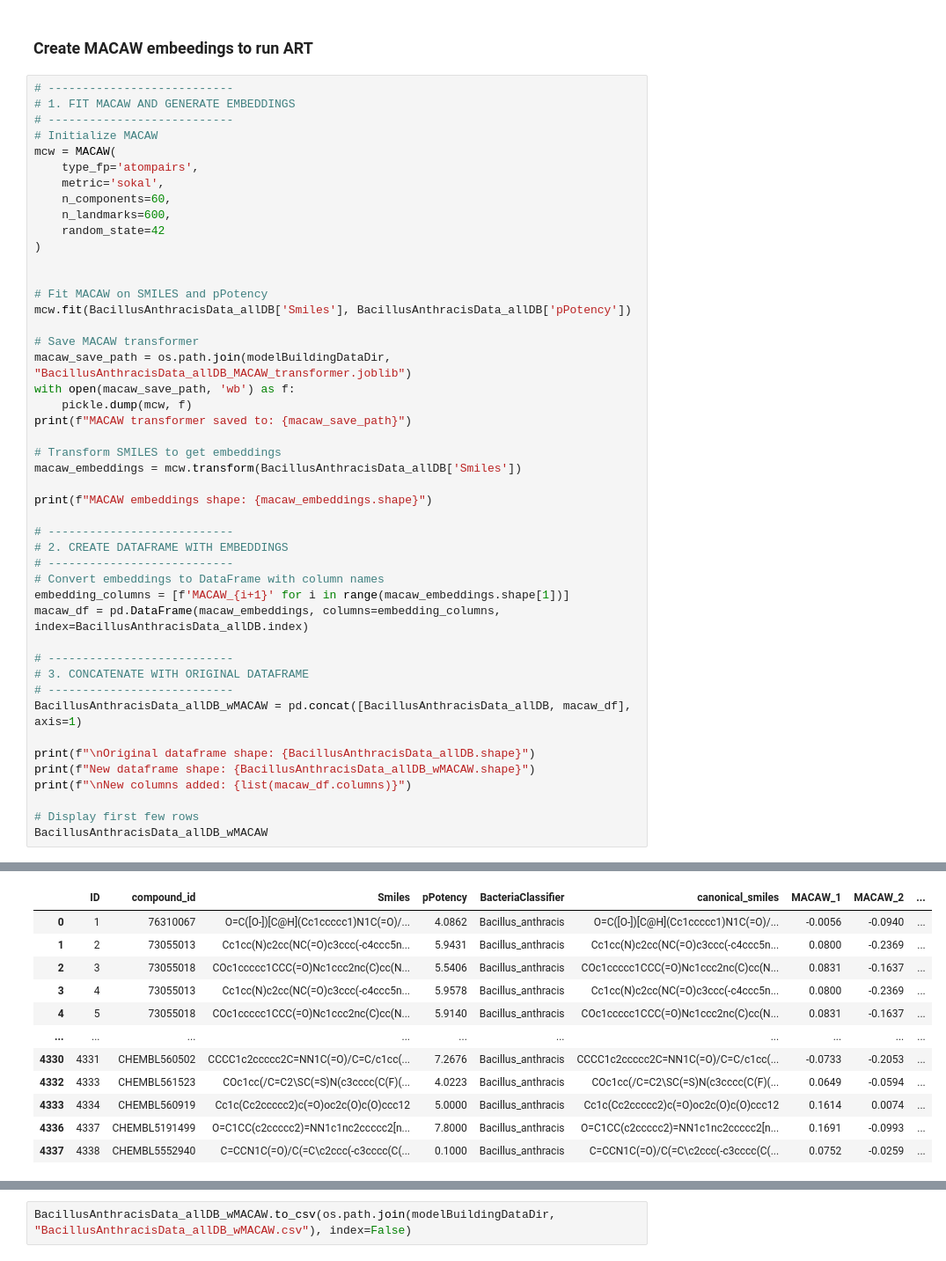
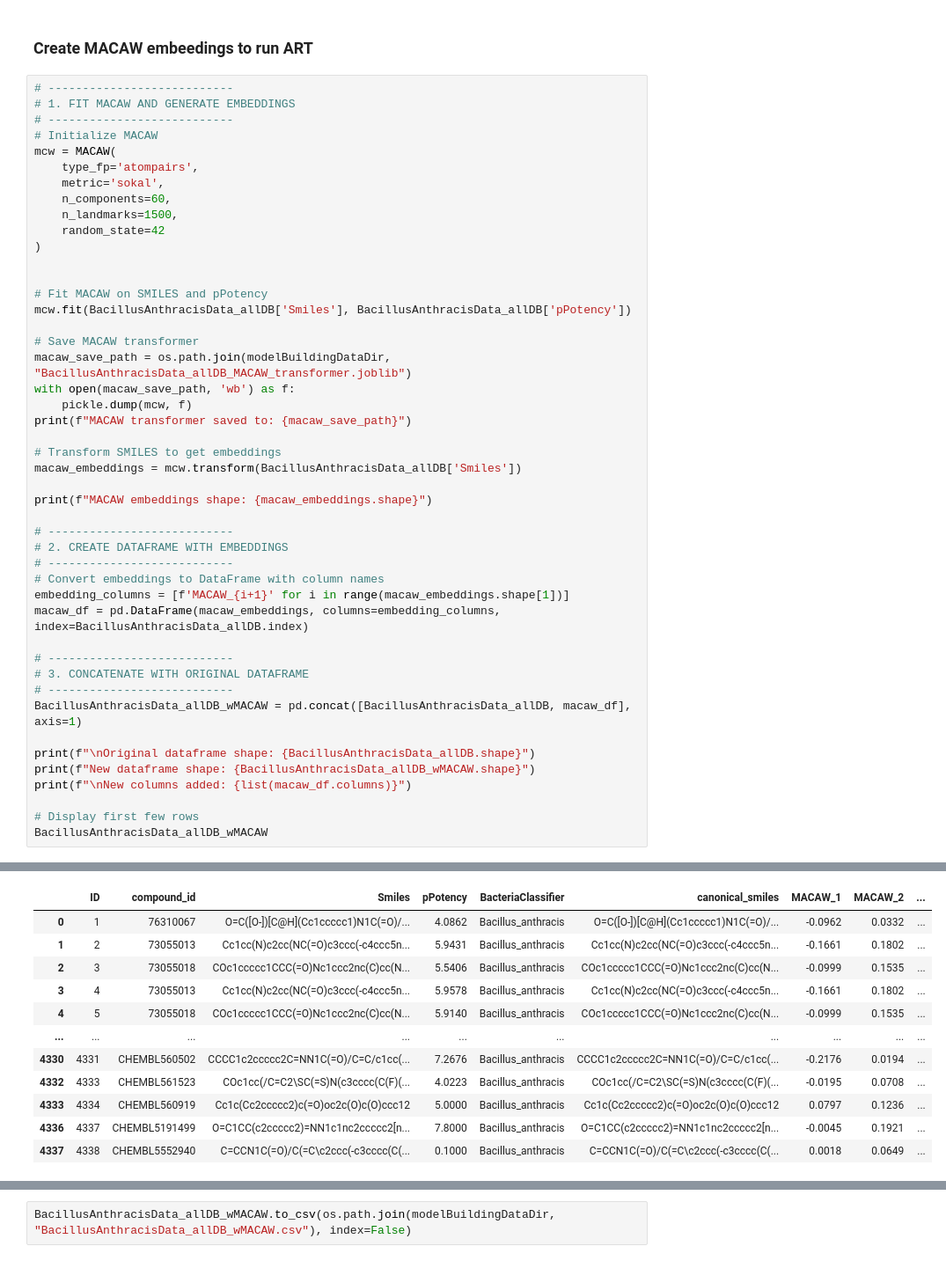
Before and after one commit to soumyadeepghosh35/DTRA_DrugDesign, a Jupyter notebook: DTRA_project_notebooks/Step3_MACAW_bacteria-BacillusAnthracis.ipynb, the cells around one changed output, grey strips where cells are left out. Shown at 88% size. Drawn from its saved outputs; the diff is of its cells as text.

```diff
--- a/DTRA_project_notebooks/Step3_MACAW_bacteria-BacillusAnthracis.ipynb
+++ b/DTRA_project_notebooks/Step3_MACAW_bacteria-BacillusAnthracis.ipynb
@@ -2775,7 +2775,7 @@ mcw = MACAW(
     type_fp='atompairs',
     metric='sokal',
     n_components=60,
-    n_landmarks=600,
+    n_landmarks=1500,
     random_state=42
 )
 
@@ -2794,44 +2794,44 @@ macaw_embeddings = mcw.transform(BacillusAnthracisData_allDB['Smiles'])
 
 print(f"MACAW embeddings shape: {macaw_embeddings.shape}")
 
 # ---------------------------
 # 2. CREATE DATAFRAME WITH EMBEDDINGS
 # ---------------------------
 # Convert embeddings to DataFrame with column names
 embedding_columns = [f'MACAW_{i+1}' for i in range(macaw_embeddings.shape[1])]
 macaw_df = pd.DataFrame(macaw_embeddings, columns=embedding_columns, index=BacillusAnthracisData_allDB.index)
 
 # ---------------------------
 # 3. CONCATENATE WITH ORIGINAL DATAFRAME
 # ---------------------------
 BacillusAnthracisData_allDB_wMACAW = pd.concat([BacillusAnthracisData_allDB, macaw_df], axis=1)
 
 print(f"\nOriginal dataframe shape: {BacillusAnthracisData_allDB.shape}")
 print(f"New dataframe shape: {BacillusAnthracisData_allDB_wMACAW.shape}")
 print(f"\nNew columns added: {list(macaw_df.columns)}")
 
 # Display first few rows
 BacillusAnthracisData_allDB_wMACAW
 # %% [output]
 MACAW transformer saved to: /mnt/data.ese/nfs/users/sghosh6/DTRA_project/MACAW/DrugDesignData/modelBuildingData/BacillusAnthracisData_allDB_MACAW_transformer.joblib
 MACAW embeddings shape: (4081, 60)
 
 Original dataframe shape: (4081, 6)
 New dataframe shape: (4081, 66)
 
 New columns added: ['MACAW_1', 'MACAW_2', 'MACAW_3', 'MACAW_4', 'MACAW_5', 'MACAW_6', 'MACAW_7', 'MACAW_8', 'MACAW_9', 'MACAW_10', 'MACAW_11', 'MACAW_12', 'MACAW_13', 'MACAW_14', 'MACAW_15', 'MACAW_16 ...
 |  | ID | compound_id | Smiles | pPotency | BacteriaClassifier | canonical_smiles | MACAW_1 | MACAW_2 | ... |
-| 0 | 1 | 76310067 | O=C([O-])[C@H](Cc1ccccc1)N1C(=O)/... | 4.0862 | Bacillus_anthracis | O=C([O-])[C@H](Cc1ccccc1)N1C(=O)/... | -0.0056 | -0.0940 | ... |
-| 1 | 2 | 73055013 | Cc1cc(N)c2cc(NC(=O)c3ccc(-c4ccc5n... | 5.9431 | Bacillus_anthracis | Cc1cc(N)c2cc(NC(=O)c3ccc(-c4ccc5n... | 0.0800 | -0.2369 | ... |
-| 2 | 3 | 73055018 | COc1ccccc1CCC(=O)Nc1ccc2nc(C)cc(N... | 5.5406 | Bacillus_anthracis | COc1ccccc1CCC(=O)Nc1ccc2nc(C)cc(N... | 0.0831 | -0.1637 | ... |
-| 3 | 4 | 73055013 | Cc1cc(N)c2cc(NC(=O)c3ccc(-c4ccc5n... | 5.9578 | Bacillus_anthracis | Cc1cc(N)c2cc(NC(=O)c3ccc(-c4ccc5n... | 0.0800 | -0.2369 | ... |
-| 4 | 5 | 73055018 | COc1ccccc1CCC(=O)Nc1ccc2nc(C)cc(N... | 5.9140 | Bacillus_anthracis | COc1ccccc1CCC(=O)Nc1ccc2nc(C)cc(N... | 0.0831 | -0.1637 | ... |
+| 0 | 1 | 76310067 | O=C([O-])[C@H](Cc1ccccc1)N1C(=O)/... | 4.0862 | Bacillus_anthracis | O=C([O-])[C@H](Cc1ccccc1)N1C(=O)/... | -0.0962 | 0.0332 | ... |
+| 1 | 2 | 73055013 | Cc1cc(N)c2cc(NC(=O)c3ccc(-c4ccc5n... | 5.9431 | Bacillus_anthracis | Cc1cc(N)c2cc(NC(=O)c3ccc(-c4ccc5n... | -0.1661 | 0.1802 | ... |
+| 2 | 3 | 73055018 | COc1ccccc1CCC(=O)Nc1ccc2nc(C)cc(N... | 5.5406 | Bacillus_anthracis | COc1ccccc1CCC(=O)Nc1ccc2nc(C)cc(N... | -0.0999 | 0.1535 | ... |
+| 3 | 4 | 73055013 | Cc1cc(N)c2cc(NC(=O)c3ccc(-c4ccc5n... | 5.9578 | Bacillus_anthracis | Cc1cc(N)c2cc(NC(=O)c3ccc(-c4ccc5n... | -0.1661 | 0.1802 | ... |
+| 4 | 5 | 73055018 | COc1ccccc1CCC(=O)Nc1ccc2nc(C)cc(N... | 5.9140 | Bacillus_anthracis | COc1ccccc1CCC(=O)Nc1ccc2nc(C)cc(N... | -0.0999 | 0.1535 | ... |
 | ... | ... | ... | ... | ... | ... | ... | ... | ... | ... |
-| 4330 | 4331 | CHEMBL560502 | CCCC1c2ccccc2C=NN1C(=O)/C=C/c1cc(... | 7.2676 | Bacillus_anthracis | CCCC1c2ccccc2C=NN1C(=O)/C=C/c1cc(... | -0.0733 | -0.2053 | ... |
-| 4332 | 4333 | CHEMBL561523 | COc1cc(/C=C2\SC(=S)N(c3cccc(C(F)(... | 4.0223 | Bacillus_anthracis | COc1cc(/C=C2\SC(=S)N(c3cccc(C(F)(... | 0.0649 | -0.0594 | ... |
-| 4333 | 4334 | CHEMBL560919 | Cc1c(Cc2ccccc2)c(=O)oc2c(O)c(O)ccc12 | 5.0000 | Bacillus_anthracis | Cc1c(Cc2ccccc2)c(=O)oc2c(O)c(O)ccc12 | 0.1614 | 0.0074 | ... |
-| 4336 | 4337 | CHEMBL5191499 | O=C1CC(c2ccccc2)=NN1c1nc2ccccc2[n... | 7.8000 | Bacillus_anthracis | O=C1CC(c2ccccc2)=NN1c1nc2ccccc2[n... | 0.1691 | -0.0993 | ... |
-| 4337 | 4338 | CHEMBL5552940 | C=CCN1C(=O)/C(=C\c2ccc(-c3cccc(C(... | 0.1000 | Bacillus_anthracis | C=CCN1C(=O)/C(=C\c2ccc(-c3cccc(C(... | 0.0752 | -0.0259 | ... |
+| 4330 | 4331 | CHEMBL560502 | CCCC1c2ccccc2C=NN1C(=O)/C=C/c1cc(... | 7.2676 | Bacillus_anthracis | CCCC1c2ccccc2C=NN1C(=O)/C=C/c1cc(... | -0.2176 | 0.0194 | ... |
+| 4332 | 4333 | CHEMBL561523 | COc1cc(/C=C2\SC(=S)N(c3cccc(C(F)(... | 4.0223 | Bacillus_anthracis | COc1cc(/C=C2\SC(=S)N(c3cccc(C(F)(... | -0.0195 | 0.0708 | ... |
+| 4333 | 4334 | CHEMBL560919 | Cc1c(Cc2ccccc2)c(=O)oc2c(O)c(O)ccc12 | 5.0000 | Bacillus_anthracis | Cc1c(Cc2ccccc2)c(=O)oc2c(O)c(O)ccc12 | 0.0797 | 0.1236 | ... |
+| 4336 | 4337 | CHEMBL5191499 | O=C1CC(c2ccccc2)=NN1c1nc2ccccc2[n... | 7.8000 | Bacillus_anthracis | O=C1CC(c2ccccc2)=NN1c1nc2ccccc2[n... | -0.0045 | 0.1921 | ... |
+| 4337 | 4338 | CHEMBL5552940 | C=CCN1C(=O)/C(=C\c2ccc(-c3cccc(C(... | 0.1000 | Bacillus_anthracis | C=CCN1C(=O)/C(=C\c2ccc(-c3cccc(C(... | 0.0018 | 0.0649 | ... |
 4081 rows × 66 columns
 # %%
 BacillusAnthracisData_allDB_wMACAW.to_csv(os.path.join(modelBuildingDataDir, "BacillusAnthracisData_allDB_wMACAW.csv"), index=False)
```
Also changed, not shown: parts of 4 cells of this notebook, 1 other file.
